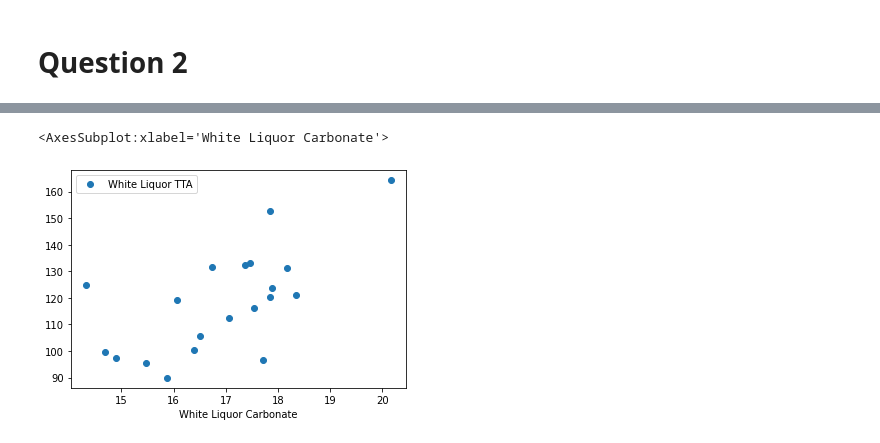
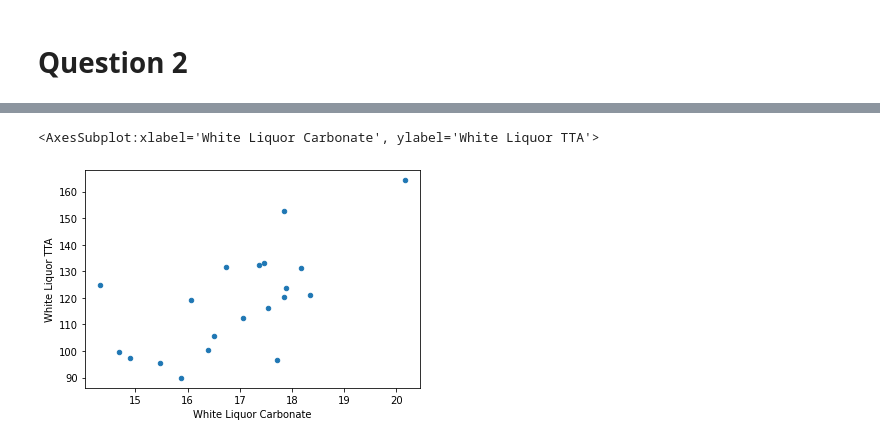
Before and after one commit to E-Lombo/che223-statistics, a Jupyter notebook: Assignment 2/data.ipynb, the cells around one changed output, grey strips where cells are left out. Drawn from its saved outputs; the diff is of its cells as text; code cells hidden in the pictures.

```diff
--- a/Assignment 2/data.ipynb
+++ b/Assignment 2/data.ipynb
@@ -207,5 +197,5 @@ df2
 # %%
-df2.plot(x="White Liquor Carbonate", style="o")
+df2.plot(x="White Liquor Carbonate", y="White Liquor TTA", style="o", kind='scatter')
 # %% [output]
-<AxesSubplot:xlabel='White Liquor Carbonate'>
+<AxesSubplot:xlabel='White Liquor Carbonate', ylabel='White Liquor TTA'>
-[figure, old version]
+[figure, new version]
```
Also changed, not shown: parts of 3 cells of this notebook.
